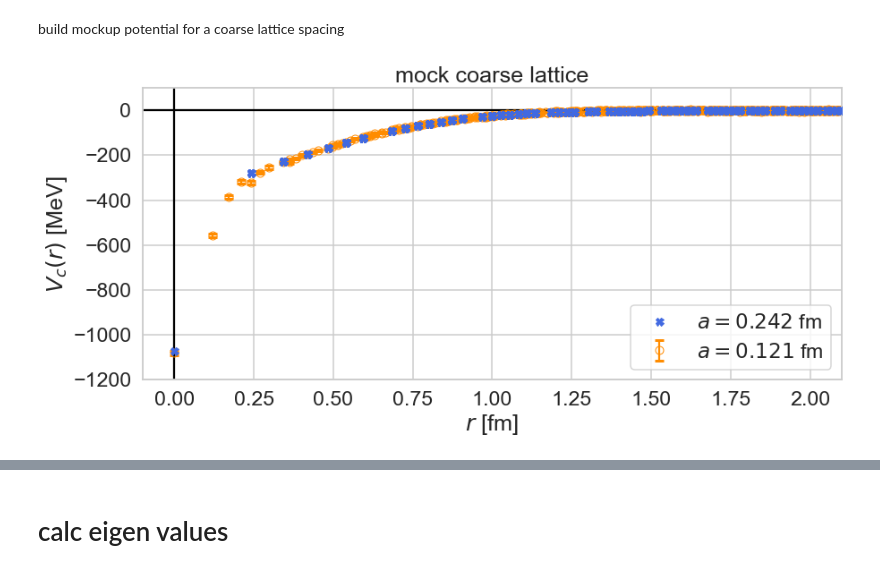
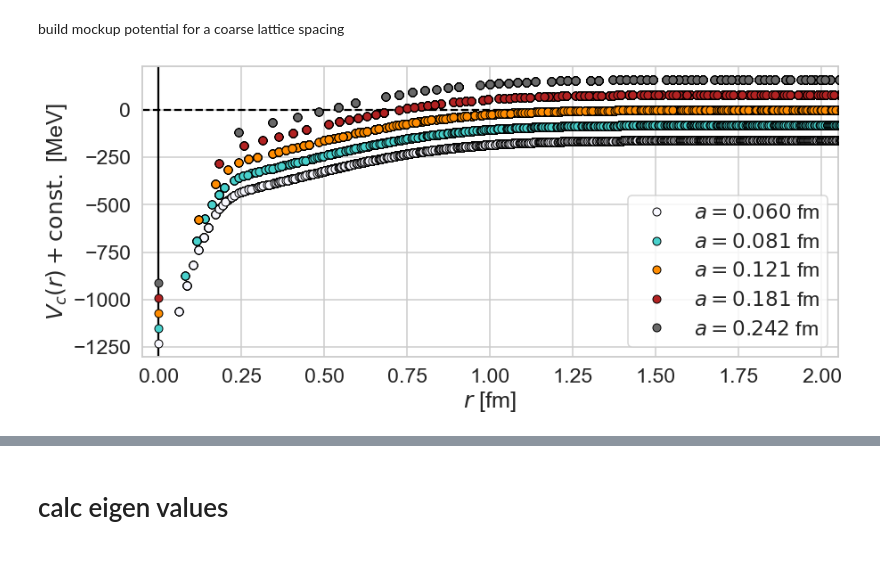
Before and after one commit to tkmiriya/weakly_bound_h, a Jupyter notebook: notebook/SU3_HAL_cutoff_dep.ipynb, the cells around one changed output, grey strips where cells are left out. Saved outputs shown, nothing was run; the diff lists cells and outputs as text; code cells hidden in the pictures.

Commit message:
Add cutoff-dep and L-dep using mockup HAL QCD potential

```diff
--- a/notebook/SU3_HAL_cutoff_dep.ipynb
+++ b/notebook/SU3_HAL_cutoff_dep.ipynb
@@ -82,24 +79,25 @@ a_inv2 = a_inv/2
 # %%
-V_fit_2a = lambda x: 2*param_fit[0] * np.exp(-param_fit[1]*(2*x)**2) + 2*param_fit[2] * np.exp(-param_fit[3]*(2*x)**2)
+V_fit_scaled = lambda x, s: s*param_fit[0] * np.exp(-param_fit[1]*(s*x)**2) + s*param_fit[2] * np.exp(-param_fit[3]*(s*x)**2)
+# %%
+color_list_ = ['dimgray', 'firebrick', 'darkorange', 'mediumturquoise', 'ghostwhite']
 # %%
 fig, ax = plt.subplots()
-ax.errorbar(pot[:,0]*lat_unit, pot[:,1]*a_inv, pot[:,2]*a_inv, color='darkorange', fmt='o', mfc='None',
-           capsize=5, capthick=3, label=fr'$a = {lat_unit:.3f}$ fm')
 
-Ns2 = 32/2
-r_lens = np.array([np.sqrt(x**2 + y**2 + z**2) + 1.0e-5 for z in np.arange(-Ns2,Ns2)
-        for y in np.arange(-Ns2, Ns2) for x in np.arange(-Ns2,Ns2)])
+Ns = 36
+for i, s in enumerate([2, 3/2, 1, 2/3, 1/2][::-1]):
 
-ax.plot(r_lens*lat_unit2, V_fit_2a(r_lens)*a_inv2, color='royalblue', zorder=3, ls='', marker='X',
-       label=fr'$a = {lat_unit2:.3f}$ fm')
+    Ns2 = int(Ns/2/s)
+    r_lens = np.array([np.sqrt(x**2 + y**2 + z**2) + 1.0e-5 for z in np.arange(-Ns2,Ns2)
+            for y in np.arange(-Ns2, Ns2) for x in np.arange(-Ns2,Ns2)])
+    ax.plot(r_lens * lat_unit * s, V_fit_scaled(r_lens, s) * (a_inv/s) + 80 * (i-2), marker='o', mec='black',
+            ls='', color=color_list_[::-1][i], label=fr'$a = {lat_unit*s:.3f}$ fm', zorder=3)
 
 ax.legend()
-ax.axhline(0, color='black')
+
+ax.axhline(0, ls='--', color='black')
 ax.axvline(0, color='black')
+ax.set(xlabel=r'$r$ [fm]', ylabel='$V_c(r) + \mathrm{const.}$ [MeV]', xlim=(-0.05, 2.05))
 
-ax.set(xlim=(-0.1, 2.1), ylim=(-1200, 100), xlabel=r'$r$ [fm]', ylabel=r'$V_c(r)$ [MeV]',
-      title='mock coarse lattice');
-
-fig.savefig('../figs/hal_pot_finite_volume/pot_in_coarse_lattice.png', bbox_inches='tight')
+fig.savefig('../figs/hal_pot_finite_volume/mockup_potentials_in_various_lattice_spacing.png', bbox_inches='tight')
 # %% [output]
-[figure, old version]
+[figure, new version]
```
Also changed, not shown: parts of 32 cells of this notebook, 13 other files.
